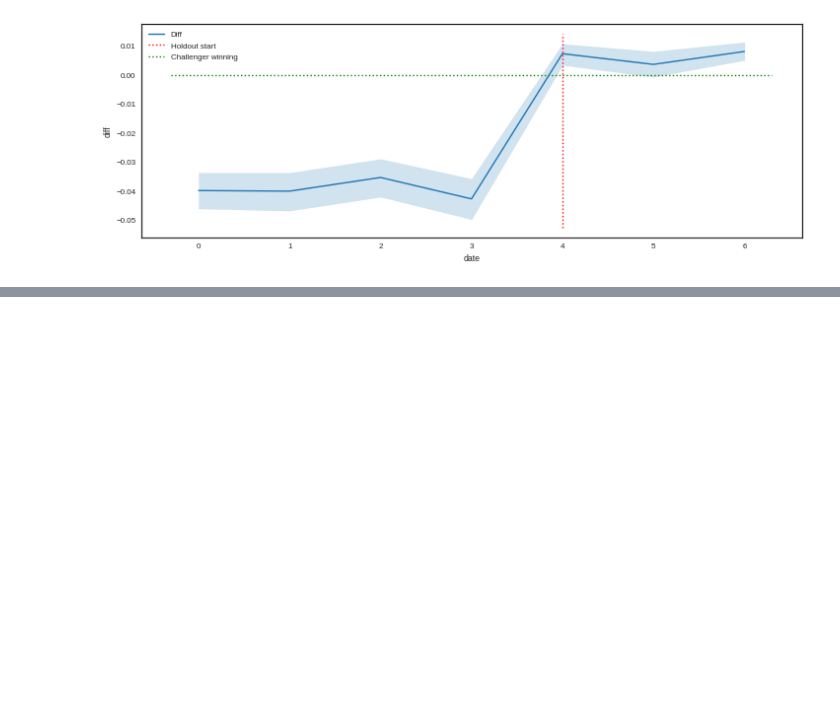
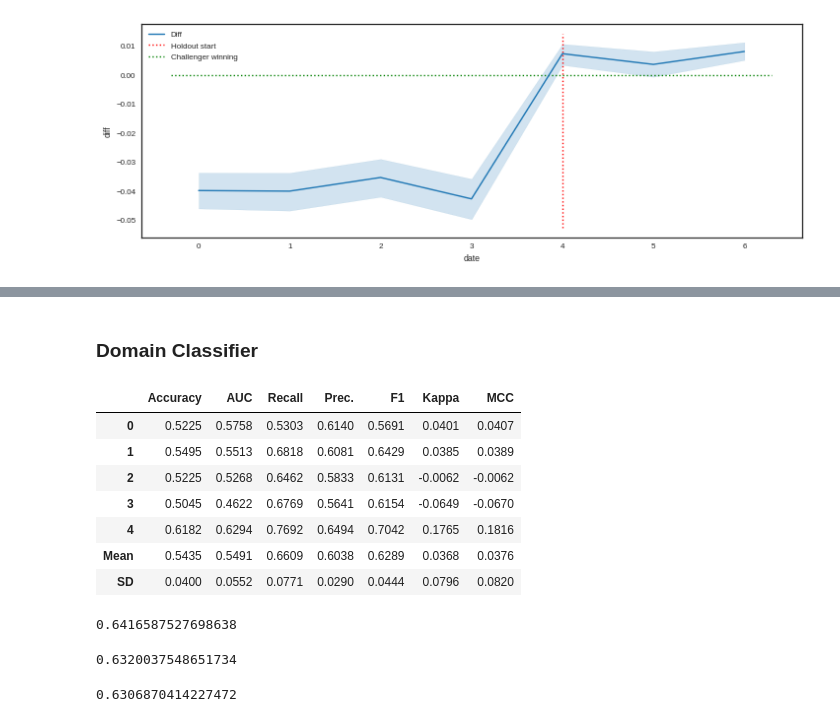
Before and after one commit to lgmoneda/time-robust-tree-paper, a Jupyter notebook: experiments/_20news.ipynb, the cells around one changed output, grey strips where cells are left out. Saved outputs shown, nothing was run; the diff lists cells and outputs as text; code cells hidden in the pictures; blank space fills up the shorter version.

Commit message:
Domain classifier

```diff
--- a/experiments/_20news.ipynb
+++ b/experiments/_20news.ipynb
@@ -787,0 +780,12 @@ plt.legend()
+# %% [markdown]
+### Domain Classifier
+# %%
+train_vectors["target"] = train["target"].values
+test_vectors["target"] = test["target"].values
+oot_vectors["target"] = out_of_time["target"].values
+# %%
+train_vectors["domain"] = 1
+test_vectors["domain"] = 1
+oot_vectors["domain"] = 0
+# %%
+domain_data = pd.concat([train_vectors, test_vectors, oot_vectors])
@@ -787,0 +794,45 @@ plt.legend()
+# %%
+domain_classifiers_auc = []
+for i, target_label in enumerate(domain_data["target"].unique()[:]):
+    print("*****************************")
+
+    train_domain, test_domain = train_test_split(domain_data[domain_data["target"] == target_label],
+                                   test_size=0.2,
+                                   random_state=42)
+
+    clf2 = setup(train_domain[features + ["domain"]], target="domain",
+             session_id=122,
+             log_experiment=False,
+             experiment_name="{}_domain_{}".format(PREFIX, target_label),
+             silent=True)
+
+    rf = create_model('rf')
+    tuned_domain_rf = tune_model(rf,
+                                 optimize="AUC",
+                                 fold=5,
+                                 n_iter=50)
+
+    domain_model = tuned_domain_rf
+    domain_model.fit(train_domain[features], train_domain["domain"])
+    test_domain["pred_domain"] = domain_model.predict_proba(test_domain[features])[:, 1]
+    domain_auc = roc_auc_score(test_domain["domain"], test_domain["pred_domain"])
+    print(domain_auc)
+    domain_classifiers_auc.append(domain_auc)
+# %% [output]
+|  | Accuracy | AUC | Recall | Prec. | F1 | Kappa | MCC |
+| 0 | 0.5225 | 0.5758 | 0.5303 | 0.6140 | 0.5691 | 0.0401 | 0.0407 |
+| 1 | 0.5495 | 0.5513 | 0.6818 | 0.6081 | 0.6429 | 0.0385 | 0.0389 |
+| 2 | 0.5225 | 0.5268 | 0.6462 | 0.5833 | 0.6131 | -0.0062 | -0.0062 |
+| 3 | 0.5045 | 0.4622 | 0.6769 | 0.5641 | 0.6154 | -0.0649 | -0.0670 |
+| 4 | 0.6182 | 0.6294 | 0.7692 | 0.6494 | 0.7042 | 0.1765 | 0.1816 |
+| Mean | 0.5435 | 0.5491 | 0.6609 | 0.6038 | 0.6289 | 0.0368 | 0.0376 |
+| SD | 0.0400 | 0.0552 | 0.0771 | 0.0290 | 0.0444 | 0.0796 | 0.0820 |
+0.6416587527698638
+# %%
+np.mean(domain_classifiers_auc)
+# %% [output]
+0.6320037548651734
+# %%
+np.median(domain_classifiers_auc)
+# %% [output]
+0.6306870414227472
```
Also changed, not shown: parts of 7 cells of this notebook, 6 other files.
